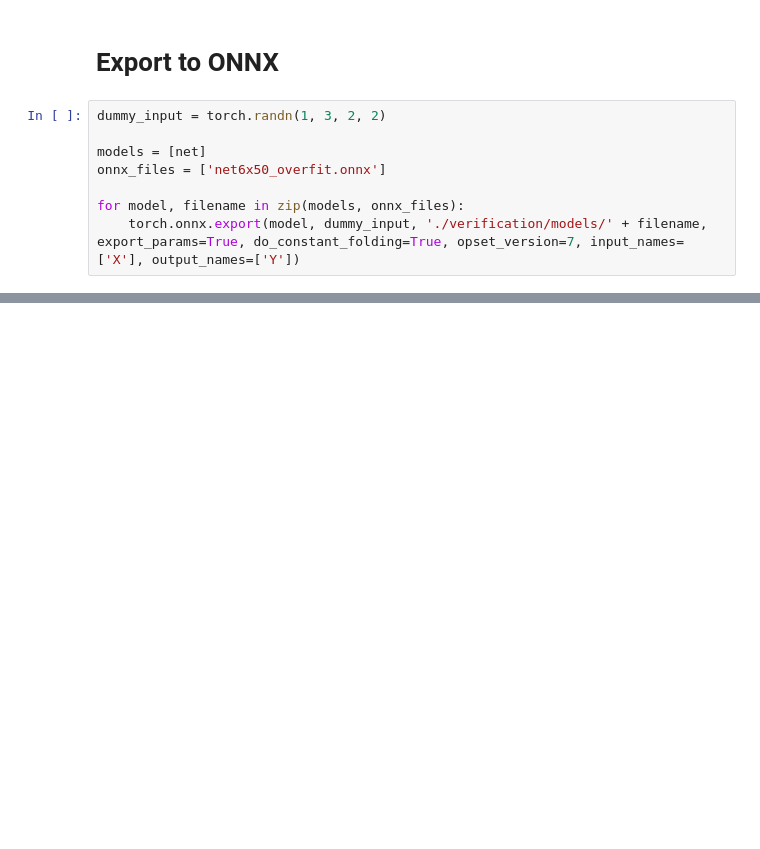
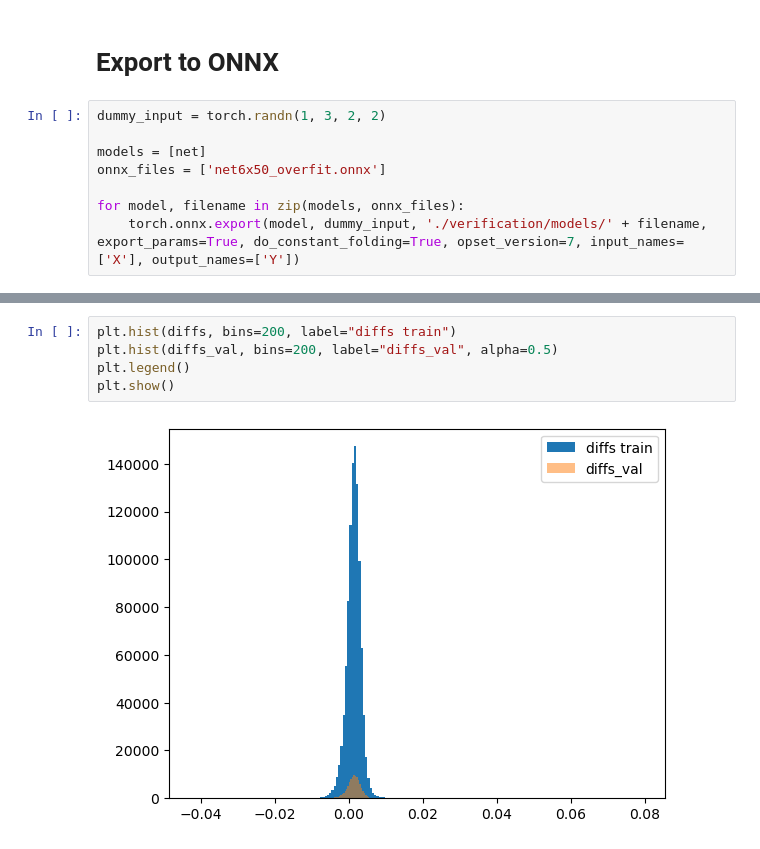
Before and after one commit to phK3/alpha-beta-CROWN-fork, a Jupyter notebook: jupyter/lp2nn_clean.ipynb, the cells around one changed output, grey strips where cells are left out. Cells and saved outputs as stored; diff of their text form; blank space fills up the shorter version.

```diff
--- a/jupyter/lp2nn_clean.ipynb
+++ b/jupyter/lp2nn_clean.ipynb
@@ -303,0 +351,7 @@ for model, filename in zip(models, onnx_files):
+# %%
+plt.hist(diffs, bins=200, label="diffs train")
+plt.hist(diffs_val, bins=200, label="diffs_val", alpha=0.5)
+plt.legend()
+plt.show()
+# %% [output]
+[figure, added]
```
Also changed, not shown: parts of 13 cells of this notebook.
